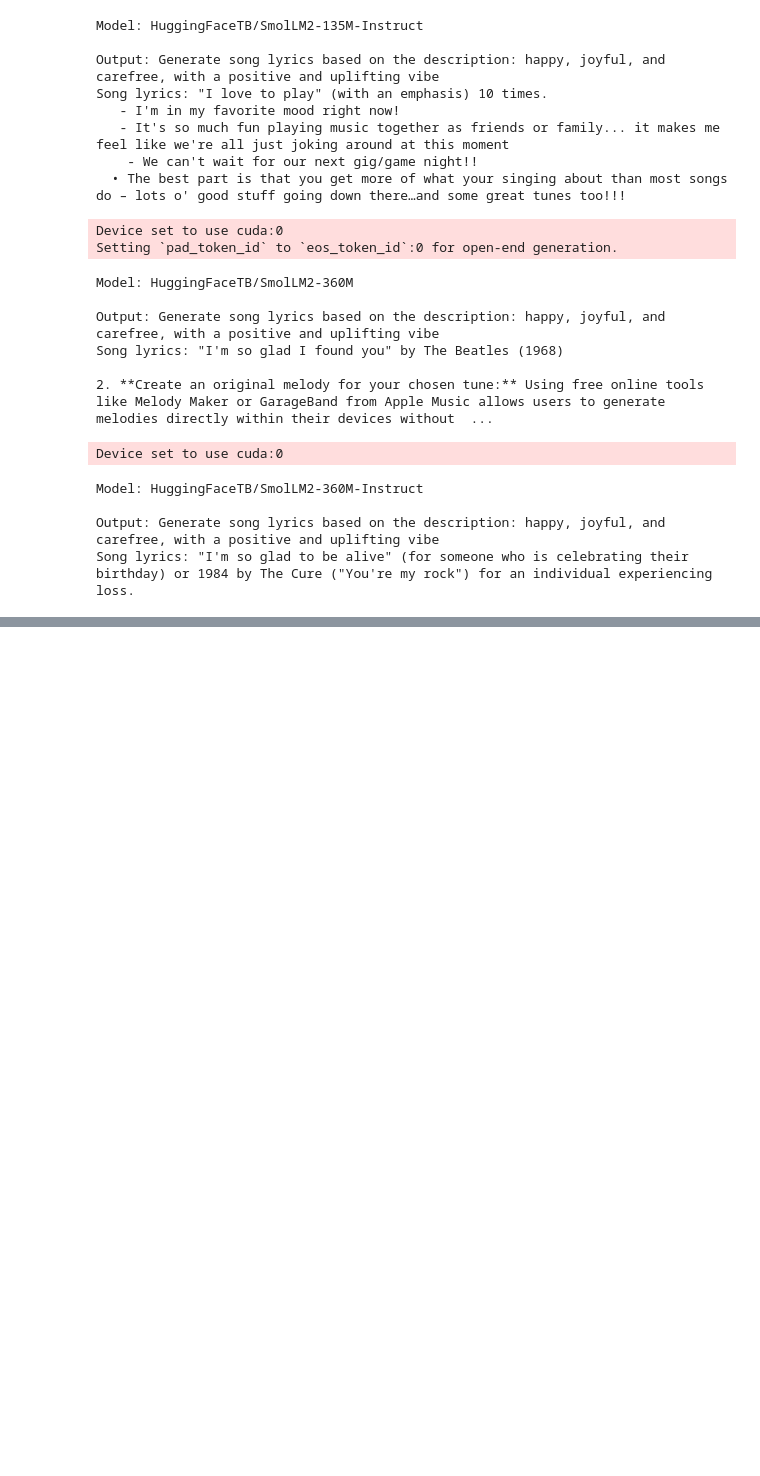
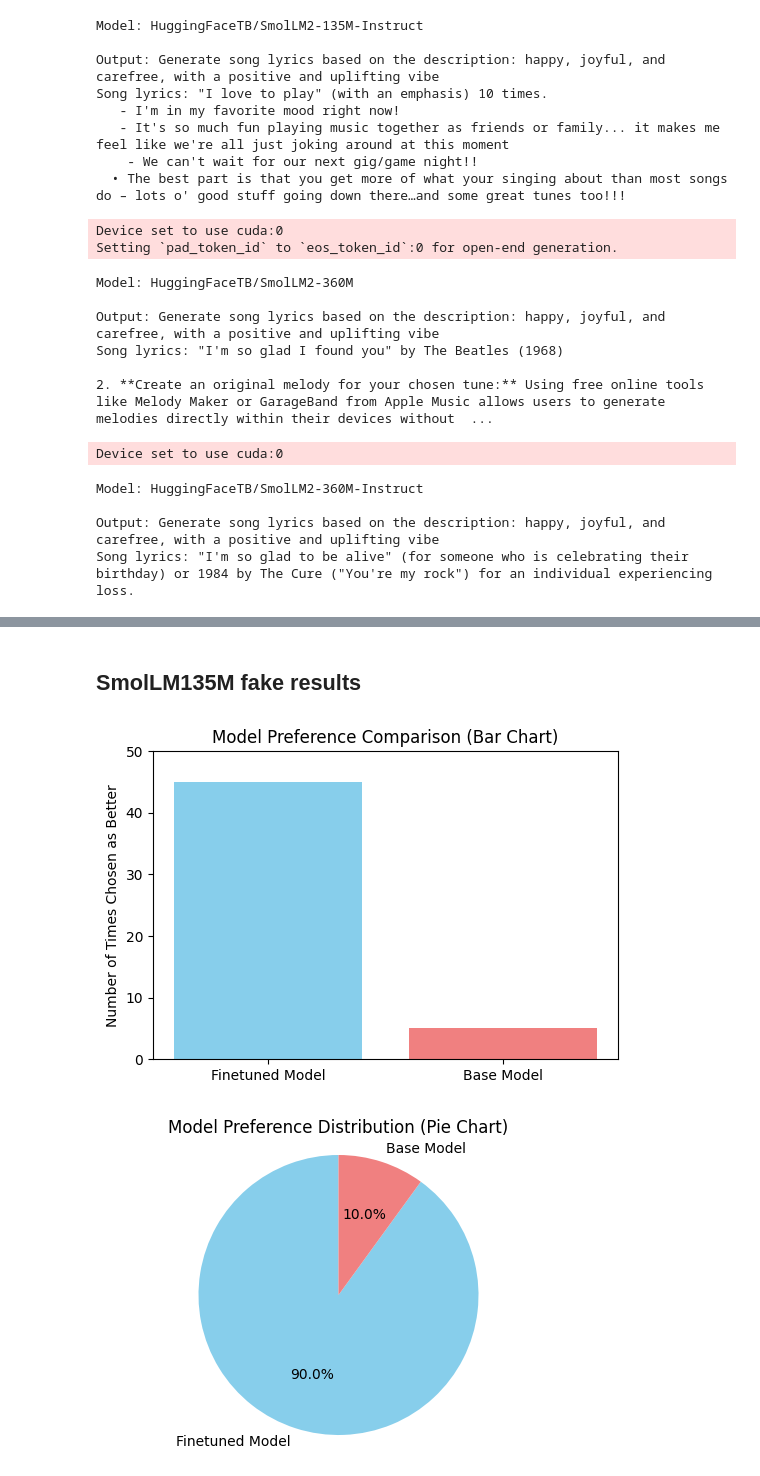
Before and after one commit to Ilyes2000/Text-Generation-and-Chatbot-for-Song-Lyrics, a Jupyter notebook: Song_lyrics_generation.ipynb, the cells around one changed output, grey strips where cells are left out. Drawn from its saved outputs; the diff is of its cells as text; code cells hidden in the pictures; blank space fills up the shorter version.

```diff
--- a/Song_lyrics_generation.ipynb
+++ b/Song_lyrics_generation.ipynb
@@ -419,0 +467,8 @@ Song lyrics: "I'm so glad to be alive" (for someone who is celebrating their bir
+# %% [markdown]
+## SmolLM135M fake results
+# %%
+json_filepath = "./results/SmolLM135_results.json"
+generate_visualizations_from_json(json_filepath)
+# %% [output]
+[figure, added]
+[figure, added]
```
Also changed, not shown: parts of 4 cells of this notebook, 15 other files.
